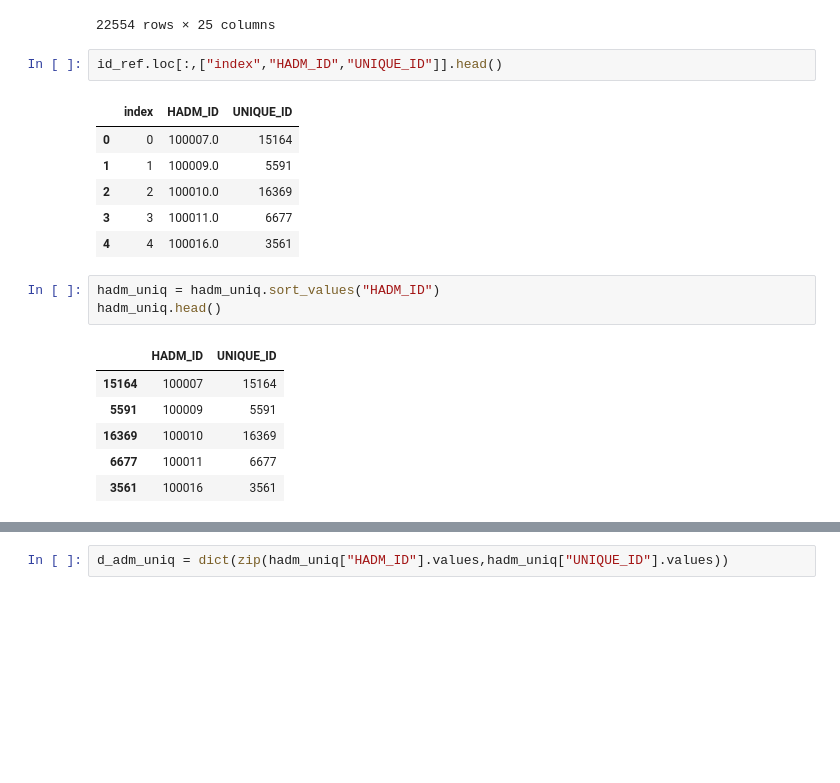
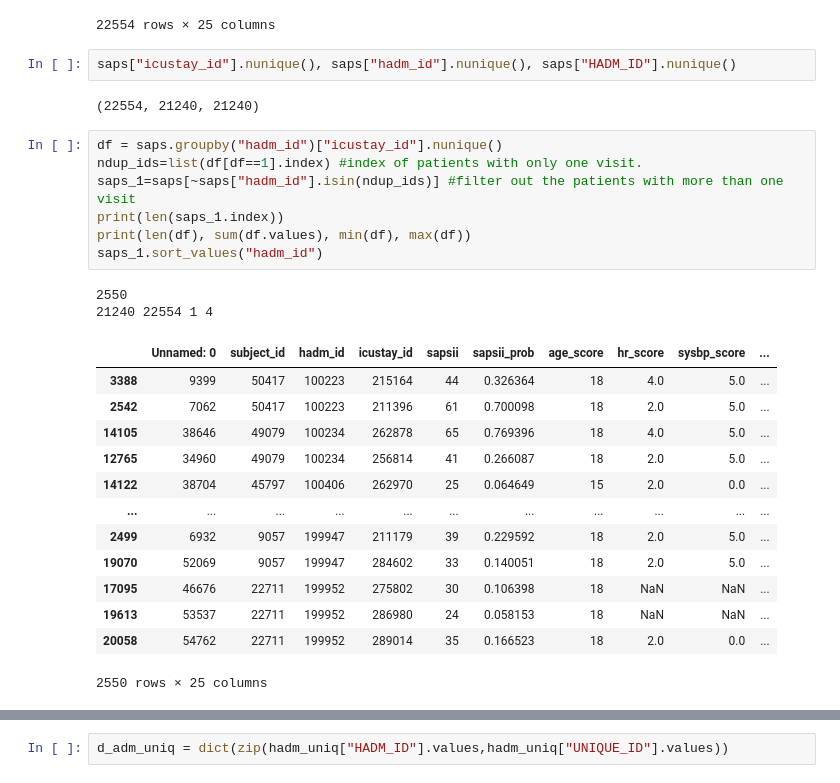
Before and after one commit to keytsuda/Continuous-Monitoring-of-Vital, a Jupyter notebook: GRUODEBayse/makeGRUODE_tags_and_covs.ipynb, the cells around one changed output, grey strips where cells are left out. Cells and saved outputs as stored; diff of their text form; blank space fills up the shorter version.

```diff
--- a/GRUODEBayse/makeGRUODE_tags_and_covs.ipynb
+++ b/GRUODEBayse/makeGRUODE_tags_and_covs.ipynb
@@ -201,22 +201,30 @@ saps
 | 22552 | 61530 | 69587 | 158288 | 299998 | 49 | 0.437547 | 18 | 2.0 | 5.0 | ... |
 | 22553 | 61531 | 7630 | 129161 | 299999 | 18 | 0.029295 | 7 | 0.0 | 5.0 | ... |
 22554 rows × 25 columns
-# %%
-id_ref.loc[:,["index","HADM_ID","UNIQUE_ID"]].head()
-# %% [output]
-|  | index | HADM_ID | UNIQUE_ID |
-| 0 | 0 | 100007.0 | 15164 |
-| 1 | 1 | 100009.0 | 5591 |
-| 2 | 2 | 100010.0 | 16369 |
-| 3 | 3 | 100011.0 | 6677 |
-| 4 | 4 | 100016.0 | 3561 |
-# %%
-hadm_uniq = hadm_uniq.sort_values("HADM_ID")
-hadm_uniq.head()
-# %% [output]
-|  | HADM_ID | UNIQUE_ID |
-| 15164 | 100007 | 15164 |
-| 5591 | 100009 | 5591 |
-| 16369 | 100010 | 16369 |
-| 6677 | 100011 | 6677 |
-| 3561 | 100016 | 3561 |
+# %%
+saps["icustay_id"].nunique(), saps["hadm_id"].nunique(), saps["HADM_ID"].nunique()
+# %% [output]
+(22554, 21240, 21240)
+# %%
+df = saps.groupby("hadm_id")["icustay_id"].nunique()
+ndup_ids=list(df[df==1].index) #index of patients with only one visit.
+saps_1=saps[~saps["hadm_id"].isin(ndup_ids)] #filter out the patients with more than one visit
+print(len(saps_1.index))
+print(len(df), sum(df.values), min(df), max(df))
+saps_1.sort_values("hadm_id")
+# %% [output]
+2550
+21240 22554 1 4
+|  | Unnamed: 0 | subject_id | hadm_id | icustay_id | sapsii | sapsii_prob | age_score | hr_score | sysbp_score | ... |
+| 3388 | 9399 | 50417 | 100223 | 215164 | 44 | 0.326364 | 18 | 4.0 | 5.0 | ... |
+| 2542 | 7062 | 50417 | 100223 | 211396 | 61 | 0.700098 | 18 | 2.0 | 5.0 | ... |
+| 14105 | 38646 | 49079 | 100234 | 262878 | 65 | 0.769396 | 18 | 4.0 | 5.0 | ... |
+| 12765 | 34960 | 49079 | 100234 | 256814 | 41 | 0.266087 | 18 | 2.0 | 5.0 | ... |
+| 14122 | 38704 | 45797 | 100406 | 262970 | 25 | 0.064649 | 15 | 2.0 | 0.0 | ... |
+| ... | ... | ... | ... | ... | ... | ... | ... | ... | ... | ... |
+| 2499 | 6932 | 9057 | 199947 | 211179 | 39 | 0.229592 | 18 | 2.0 | 5.0 | ... |
+| 19070 | 52069 | 9057 | 199947 | 284602 | 33 | 0.140051 | 18 | 2.0 | 5.0 | ... |
+| 17095 | 46676 | 22711 | 199952 | 275802 | 30 | 0.106398 | 18 | NaN | NaN | ... |
+| 19613 | 53537 | 22711 | 199952 | 286980 | 24 | 0.058153 | 18 | NaN | NaN | ... |
+| 20058 | 54762 | 22711 | 199952 | 289014 | 35 | 0.166523 | 18 | 2.0 | 0.0 | ... |
+2550 rows × 25 columns
```
Also changed, not shown: parts of 10 cells of this notebook, 15 other files.
